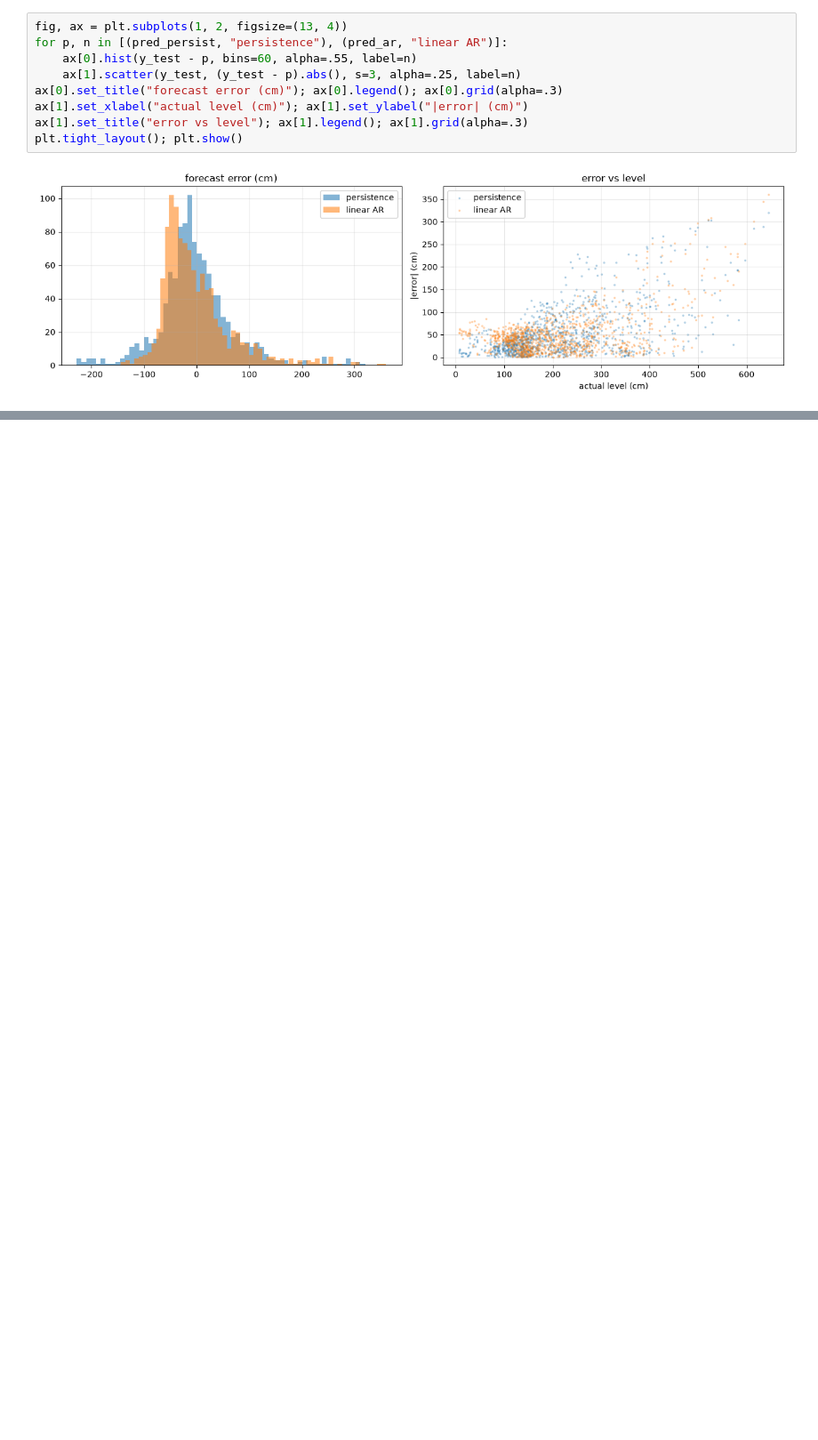
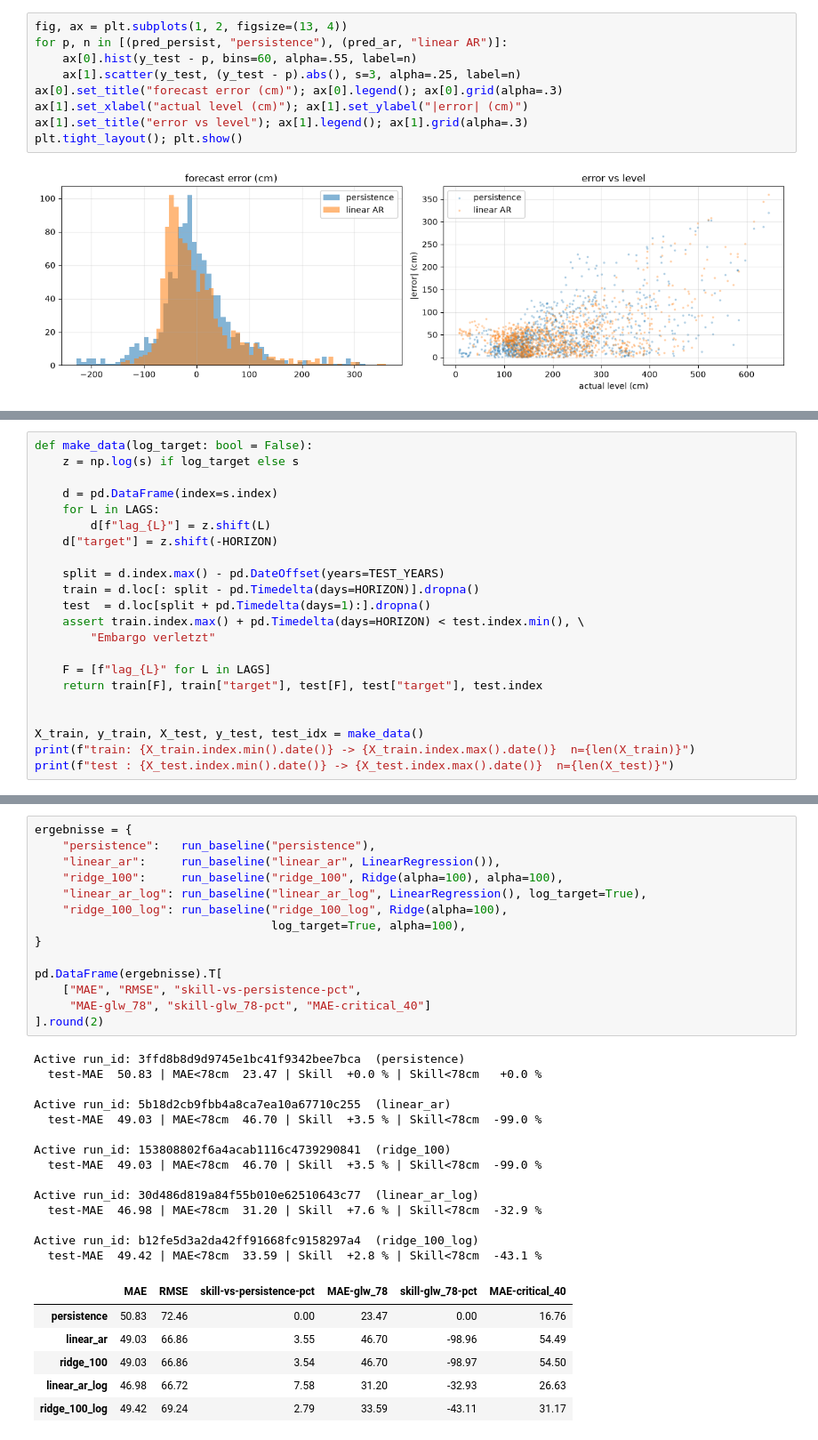
Before and after one commit to PrithviHe/Rhine-cargo-advisor, a Jupyter notebook: notebooks/03. baseline_model.ipynb, the cells around one changed output, grey strips where cells are left out. Shown at 89% size. Cells and saved outputs as stored; diff of their text form; blank space fills up the shorter version.

```diff
--- a/notebooks/03. baseline_model.ipynb
+++ b/notebooks/03. baseline_model.ipynb
@@ -185,0 +242,22 @@ plt.tight_layout(); plt.show()
+# %%
+def make_data(log_target: bool = False):
+    z = np.log(s) if log_target else s
+
+    d = pd.DataFrame(index=s.index)
+    for L in LAGS:
+        d[f"lag_{L}"] = z.shift(L)
+    d["target"] = z.shift(-HORIZON)
+
+    split = d.index.max() - pd.DateOffset(years=TEST_YEARS)
+    train = d.loc[: split - pd.Timedelta(days=HORIZON)].dropna()
+    test  = d.loc[split + pd.Timedelta(days=1):].dropna()
+    assert train.index.max() + pd.Timedelta(days=HORIZON) < test.index.min(), \
+        "Embargo verletzt"
+
+    F = [f"lag_{L}" for L in LAGS]
+    return train[F], train["target"], test[F], test["target"], test.index
+
+
+X_train, y_train, X_test, y_test, test_idx = make_data()
+print(f"train: {X_train.index.min().date()} -> {X_train.index.max().date()}  n={len(X_train)}")
+print(f"test : {X_test.index.min().date()} -> {X_test.index.max().date()}  n={len(X_test)}")
@@ -185,0 +348,35 @@ plt.tight_layout(); plt.show()
+# %%
+ergebnisse = {
+    "persistence":   run_baseline("persistence"),
+    "linear_ar":     run_baseline("linear_ar", LinearRegression()),
+    "ridge_100":     run_baseline("ridge_100", Ridge(alpha=100), alpha=100),
+    "linear_ar_log": run_baseline("linear_ar_log", LinearRegression(), log_target=True),
+    "ridge_100_log": run_baseline("ridge_100_log", Ridge(alpha=100),
+                                  log_target=True, alpha=100),
+}
+
+pd.DataFrame(ergebnisse).T[
+    ["MAE", "RMSE", "skill-vs-persistence-pct",
+     "MAE-glw_78", "skill-glw_78-pct", "MAE-critical_40"]
+].round(2)
+# %% [output]
+Active run_id: 3ffd8b8d9d9745e1bc41f9342bee7bca  (persistence)
+  test-MAE  50.83 | MAE<78cm  23.47 | Skill  +0.0 % | Skill<78cm   +0.0 %
+
+Active run_id: 5b18d2cb9fbb4a8ca7ea10a67710c255  (linear_ar)
+  test-MAE  49.03 | MAE<78cm  46.70 | Skill  +3.5 % | Skill<78cm  -99.0 %
+
+Active run_id: 153808802f6a4acab1116c4739290841  (ridge_100)
+  test-MAE  49.03 | MAE<78cm  46.70 | Skill  +3.5 % | Skill<78cm  -99.0 %
+
+Active run_id: 30d486d819a84f55b010e62510643c77  (linear_ar_log)
+  test-MAE  46.98 | MAE<78cm  31.20 | Skill  +7.6 % | Skill<78cm  -32.9 %
+
+Active run_id: b12fe5d3a2da42ff91668fc9158297a4  (ridge_100_log)
+  test-MAE  49.42 | MAE<78cm  33.59 | Skill  +2.8 % | Skill<78cm  -43.1 %
+|  | MAE | RMSE | skill-vs-persistence-pct | MAE-glw_78 | skill-glw_78-pct | MAE-critical_40 |
+| persistence | 50.83 | 72.46 | 0.00 | 23.47 | 0.00 | 16.76 |
+| linear_ar | 49.03 | 66.86 | 3.55 | 46.70 | -98.96 | 54.49 |
+| ridge_100 | 49.03 | 66.86 | 3.54 | 46.70 | -98.97 | 54.50 |
+| linear_ar_log | 46.98 | 66.72 | 7.58 | 31.20 | -32.93 | 26.63 |
+| ridge_100_log | 49.42 | 69.24 | 2.79 | 33.59 | -43.11 | 31.17 |
```
Also changed, not shown: parts of 6 cells of this notebook, 3 other files.
